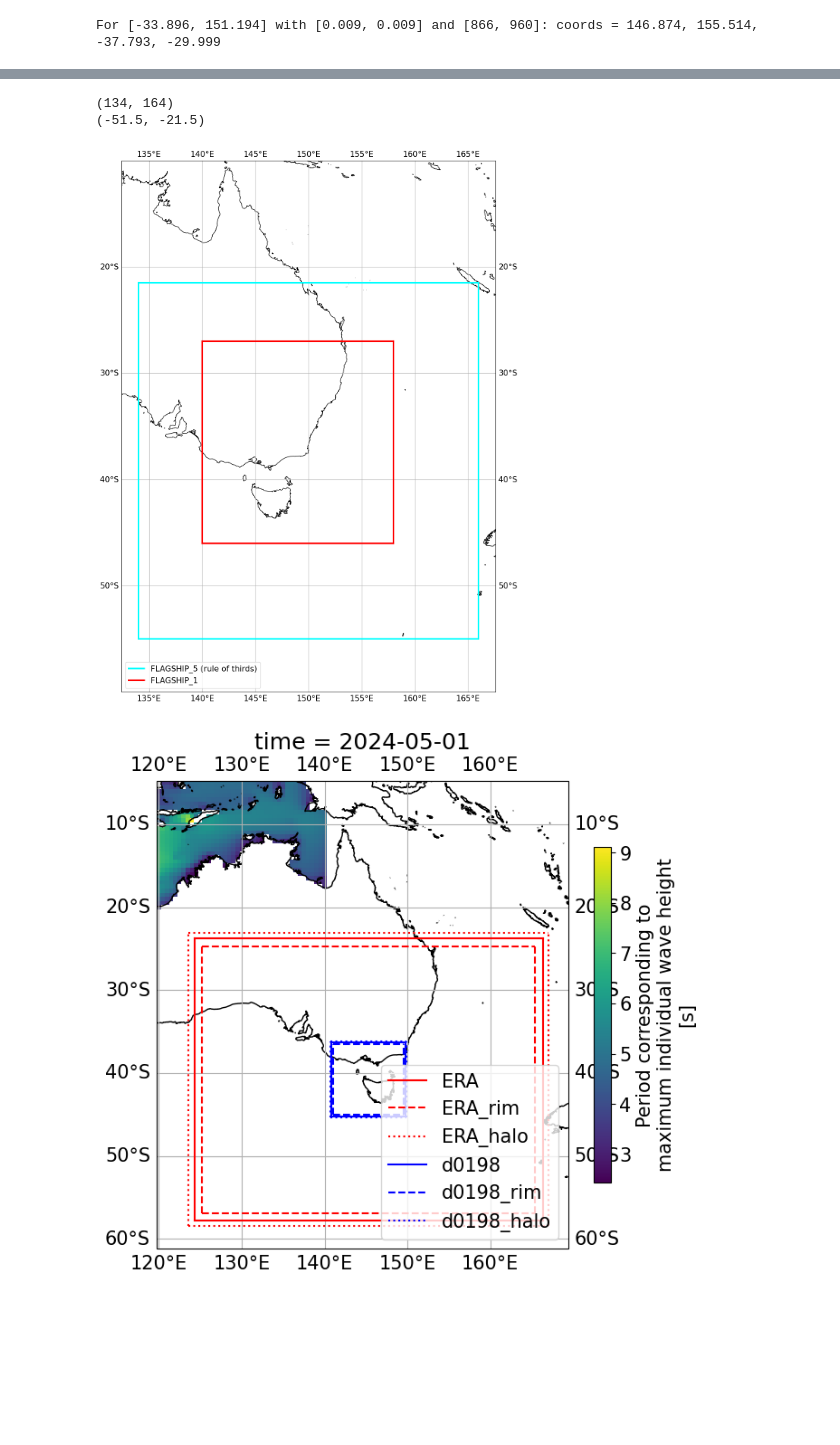
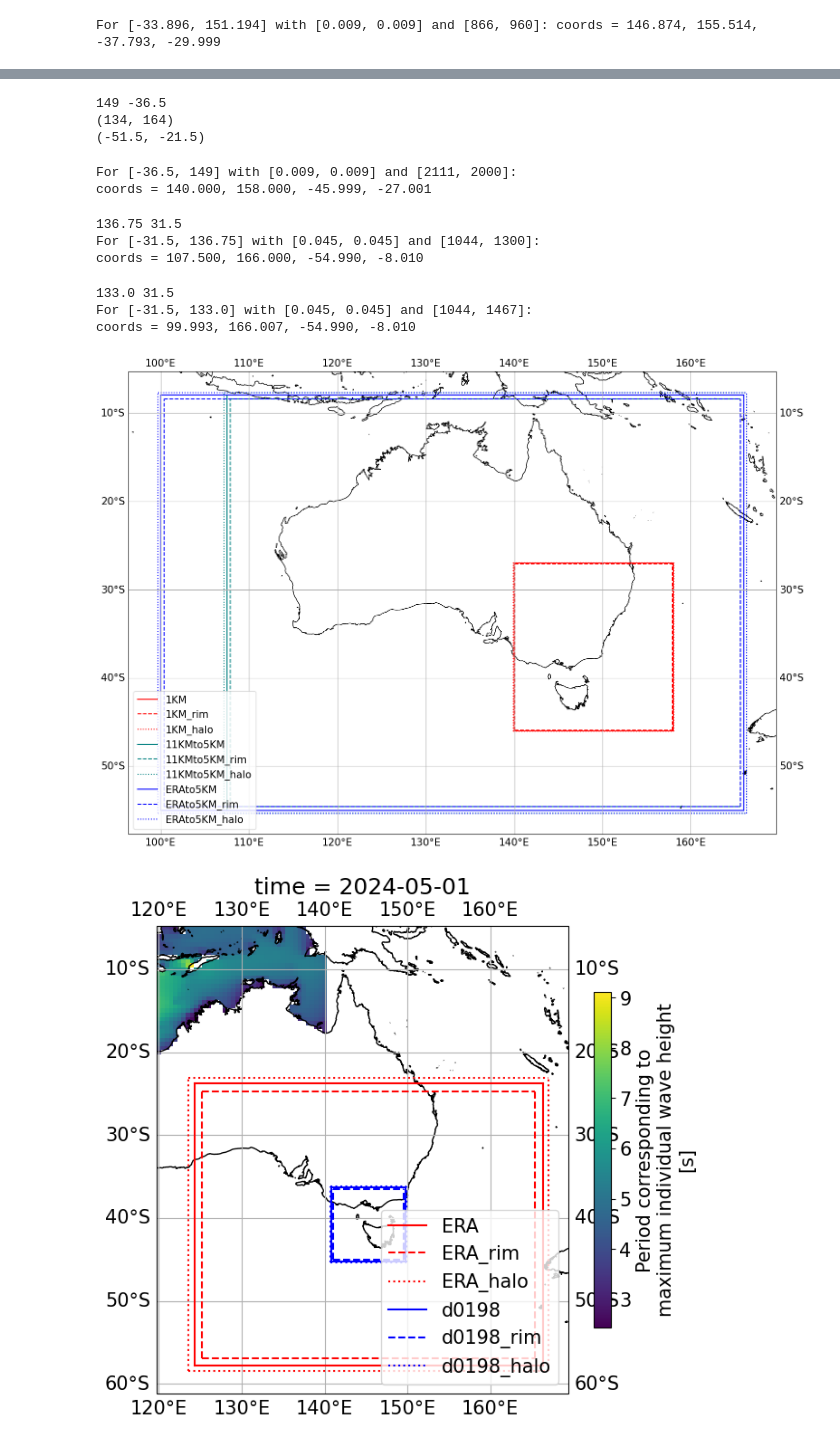
Before and after one commit to 21centuryweather/UM_configuration_tools, a Jupyter notebook: UM_plot_domain.ipynb, the cells around one changed output, grey strips where cells are left out. Saved outputs shown, nothing was run; the diff lists cells and outputs as text; code cells hidden in the pictures; blank space fills up the shorter version.

Commit message:
UDPATES : Sized flagship domain with UM RECONFIGURE parameters

```diff
--- a/UM_plot_domain.ipynb
+++ b/UM_plot_domain.ipynb
@@ -189,34 +184,82 @@ plt.savefig('Flagship_5km_options.png')
 # %%
+# Some quick computatations of the centre of the 1km domain
+
 inner_ew=(158-140)
 inner_ns=(46-27)
 ew_centre = 140+9
 ns_centre=-27-9.5
 delta=5
-print ((ew_centre-3*delta,ew_centre+3*delta))
+vprint ((ew_centre-3*delta,ew_centre+3*delta))
 print ((ns_centre-3*delta,ns_centre+3*delta))
 # %% [output]
+149 -36.5
 (134, 164)
 (-51.5, -21.5)
+# %%
+# Flagship 1-km domain. Target domain is [140,158,-27,-46]
+
+FLAGSHIP_1_CENTRE=[-36.5,149]
+FLAGSHIP_1_RES=[0.009,0.009]
+FLAGSHIP_1_SIZE=[2111,2000]
+
+print_corners(FLAGSHIP_1_CENTRE, FLAGSHIP_1_RES, FLAGSHIP_1_SIZE)
+# %% [output]
+For [-36.5, 149] with [0.009, 0.009] and [2111, 2000]:
+coords = 140.000, 158.000, -45.999, -27.001
+# %%
+# Flagship 11kmto5km domain. Target domain is [107.5,166,-8,-55]
+
+inner_ew=(166-107.5)
+inner_ns=(55-8)
+ew_centre = 107.5+inner_ew/2
+ns_centre=8+inner_ns/2
+
+print (ew_centre,ns_centre)
+
+FLAGSHIP_11kmto5km_CENTRE=[-31.5,136.75]
+FLAGSHIP_11kmto5km_RES=[0.045,0.045]
+FLAGSHIP_11kmto5km_SIZE=[1044,1300]
+
+print_corners(FLAGSHIP_11kmto5km_CENTRE, FLAGSHIP_11kmto5km_RES, FLAGSHIP_11kmto5km_SIZE)
+# %% [output]
+136.75 31.5
+For [-31.5, 136.75] with [0.045, 0.045] and [1044, 1300]:
+coords = 107.500, 166.000, -54.990, -8.010
+# %%
+# Flagship ERAto5km domain. Target domain is [100,166,-8,-55]
+
+inner_ew=(166-100.)
+inner_ns=(55-8)
+ew_centre = 100.+inner_ew/2
+ns_centre=8+inner_ns/2
+
+print (ew_centre,ns_centre)
+
+FLAGSHIP_ERAto5km_CENTRE=[-31.5,133.0]
+FLAGSHIP_ERAto5km_RES=[0.045,0.045]
+FLAGSHIP_ERAto5km_SIZE=[1044,1467]
+
+print_corners(FLAGSHIP_ERAto5km_CENTRE, FLAGSHIP_ERAto5km_RES, FLAGSHIP_ERAto5km_SIZE)
+# %% [output]
+133.0 31.5
+For [-31.5, 133.0] with [0.045, 0.045] and [1044, 1467]:
+coords = 99.993, 166.007, -54.990, -8.010
 # %%
+# Re-plot using UM reconfiguration parameters
+
 plt.figure(figsize=(15,15))
 ax = plt.axes(projection=ccrs.PlateCarree())
-#ERA5_wave.tmax.sel(longitude=slice(120,170),latitude=slice(-20,-50)).plot(
-#    ax=ax,
-#    cbar_kwargs={"orientation": "vertical", "shrink": 0.6, "aspect": 20})
+flagship_1km_coords = plot_region(ax, '1KM', centre=FLAGSHIP_1_CENTRE, res=FLAGSHIP_1_RES, size=FLAGSHIP_1_SIZE, color='r')
+flagship_11kmto5km_coords = plot_region(ax, '11KMto5KM', centre=FLAGSHIP_11kmto5km_CENTRE, res=FLAGSHIP_11kmto5km_RES, size=FLAGSHIP_11kmto5km_SIZE, color='teal')
+flagship_ERAto5km_coords = plot_region(ax, 'ERAto5KM', centre=FLAGSHIP_ERAto5km_CENTRE, res=FLAGSHIP_ERAto5km_RES, size=FLAGSHIP_ERAto5km_SIZE, color='b')
 ax.gridlines(draw_labels=True)
-
-draw_box_corners(ax, 'FLAGSHIP_5 (rule of thirds)', corners=[134,166,-55,-21.5], color='aqua',linewidth=3)
-draw_box_corners(ax, 'FLAGSHIP_1', corners=[140,158,-27,-46], color='red',linewidth=3)
-#draw_box_corners(ax, 'ACCESS-AE', corners=[109.5,157.,-8,-46.8], color='orange',linewidth=3)
 
 ax.coastlines('10m')
 ax.legend(loc='lower left');
-ax.set_ylim([-60,-10])
-#ax.set_ylim([125,168])
 plt.rcParams.update({'font.size':15})
 plt.tight_layout()
 # %% [output]
-[figure, old version]
+[figure, new version]
 # %%
 plt.figure(figsize=(7,7))
 ax = plt.axes(projection=ccrs.PlateCarree())
```
Also changed, not shown: parts of 2 cells of this notebook.
